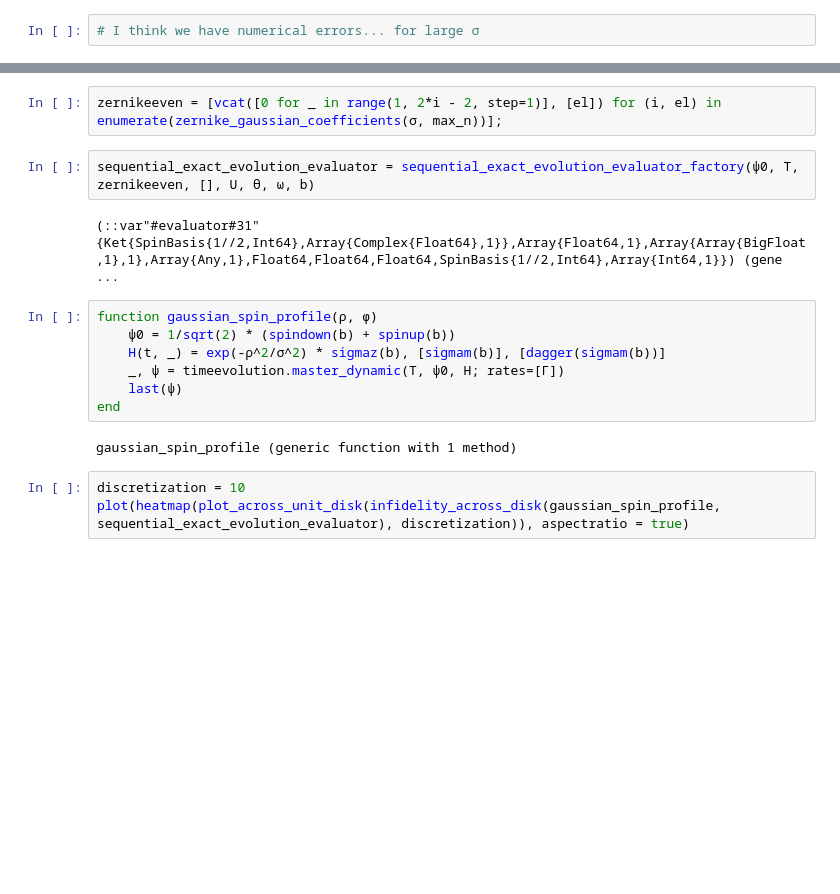
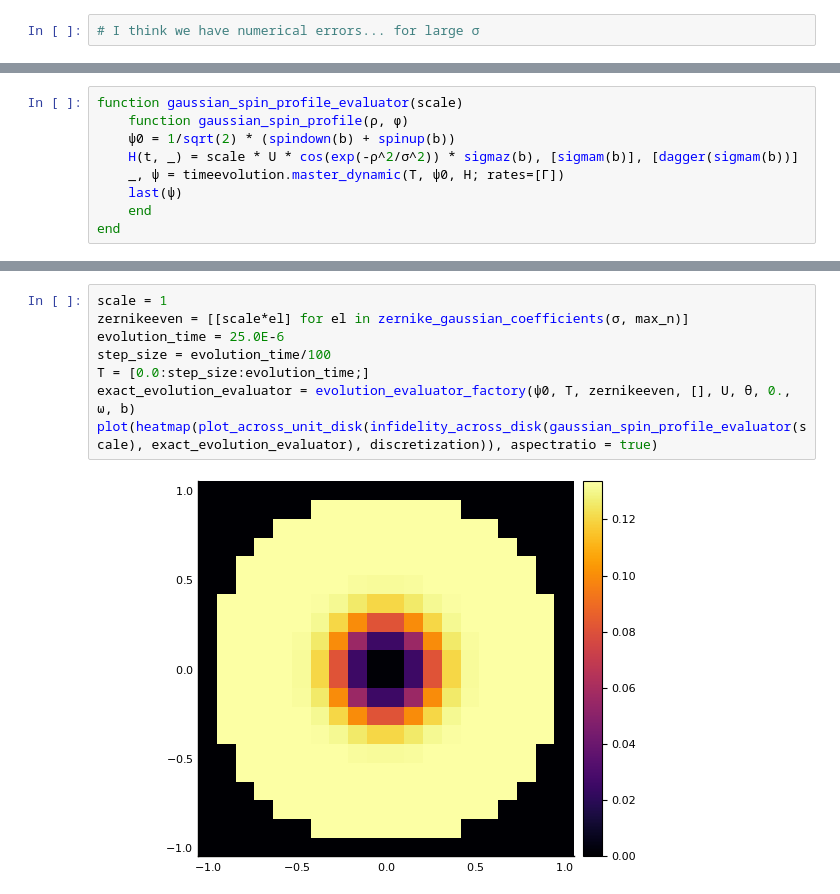
Before and after one commit to ampolloreno/single_site_addressability, a Jupyter notebook: Gaussian Pattern Across Disk.ipynb, the cells around one changed output, grey strips where cells are left out. Cells and saved outputs as stored; diff of their text form; blank space fills up the shorter version.

Commit message:
gaussian stuff is at least almost working, but moving onto zernike transform

```diff
--- a/Gaussian Pattern Across Disk.ipynb
+++ b/Gaussian Pattern Across Disk.ipynb
@@ -299,3 +338,12 @@ function reconstruct_gaussian(ρ, σ, m)
 end
 # %% [output]
 reconstruct_gaussian (generic function with 1 method)
+# %%
+function gaussian_spin_profile_evaluator(scale)
+    function gaussian_spin_profile(ρ, ϕ)
+    ψ0 = 1/sqrt(2) * (spindown(b) + spinup(b))
+    H(t, _) = scale * U * cos(exp(-ρ^2/σ^2)) * sigmaz(b), [sigmam(b)], [dagger(sigmam(b))]
+    _, ψ = timeevolution.master_dynamic(T, ψ0, H; rates=[Γ])
+    last(ψ)
+    end
+end
@@ -314,18 +371,10 @@ plot(ρs, [ys, target])
-# %%
-zernikeeven = [vcat([0 for _ in range(1, 2*i - 2, step=1)], [el]) for (i, el) in enumerate(zernike_gaussian_coefficients(σ, max_n))];
-# %%
-sequential_exact_evolution_evaluator = sequential_exact_evolution_evaluator_factory(ψ0, T, zernikeeven, [], U, θ, ω, b)
-# %% [output]
-(::var"#evaluator#31"{Ket{SpinBasis{1//2,Int64},Array{Complex{Float64},1}},Array{Float64,1},Array{Array{BigFloat,1},1},Array{Any,1},Float64,Float64,Float64,SpinBasis{1//2,Int64},Array{Int64,1}}) (gene ...
-# %%
-function gaussian_spin_profile(ρ, ϕ)
-    ψ0 = 1/sqrt(2) * (spindown(b) + spinup(b))
-    H(t, _) = exp(-ρ^2/σ^2) * sigmaz(b), [sigmam(b)], [dagger(sigmam(b))]
-    _, ψ = timeevolution.master_dynamic(T, ψ0, H; rates=[Γ])
-    last(ψ)
-end
-# %% [output]
-gaussian_spin_profile (generic function with 1 method)
-# %%
-discretization = 10
-plot(heatmap(plot_across_unit_disk(infidelity_across_disk(gaussian_spin_profile, sequential_exact_evolution_evaluator), discretization)), aspectratio = true)
+# %%
+scale = 1
+zernikeeven = [[scale*el] for el in zernike_gaussian_coefficients(σ, max_n)]
+evolution_time = 25.0E-6
+step_size = evolution_time/100
+T = [0.0:step_size:evolution_time;]
+exact_evolution_evaluator = evolution_evaluator_factory(ψ0, T, zernikeeven, [], U, θ, 0., ω, b)
+plot(heatmap(plot_across_unit_disk(infidelity_across_disk(gaussian_spin_profile_evaluator(scale), exact_evolution_evaluator), discretization)), aspectratio = true)
+# %% [output]
+[figure, added]
```
Also changed, not shown: parts of 18 cells of this notebook.
